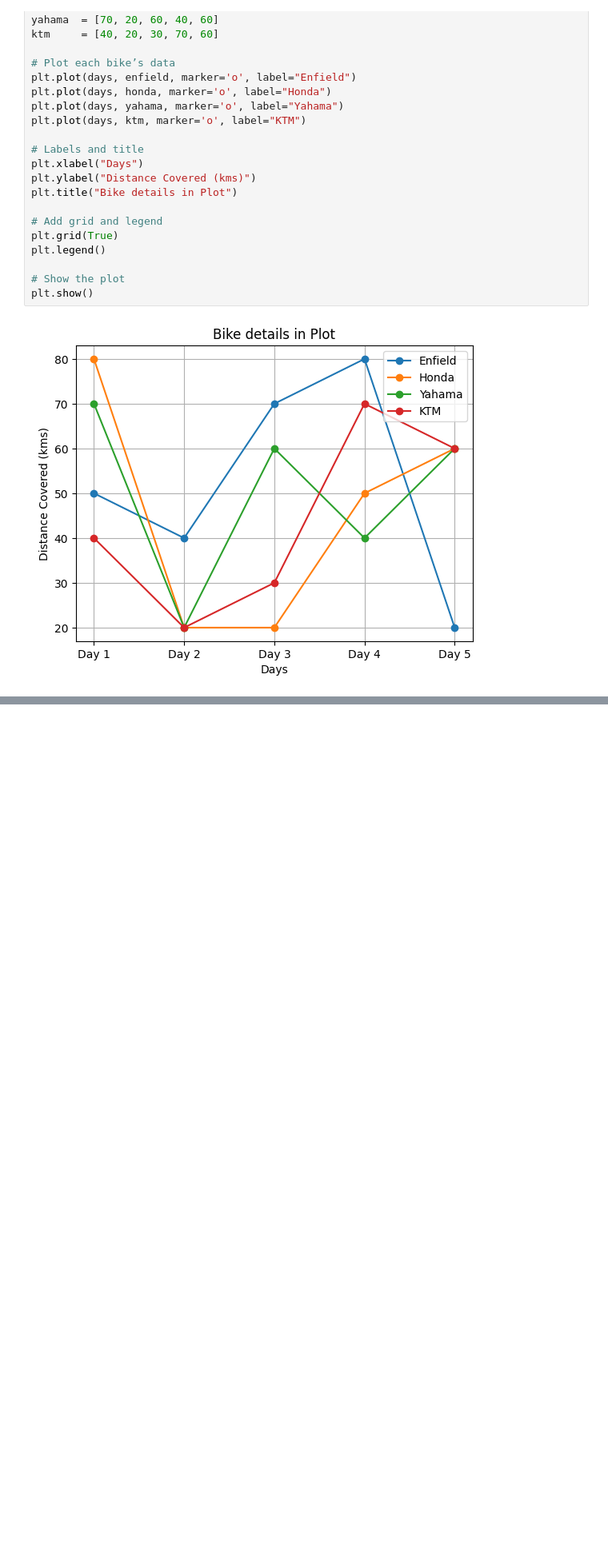
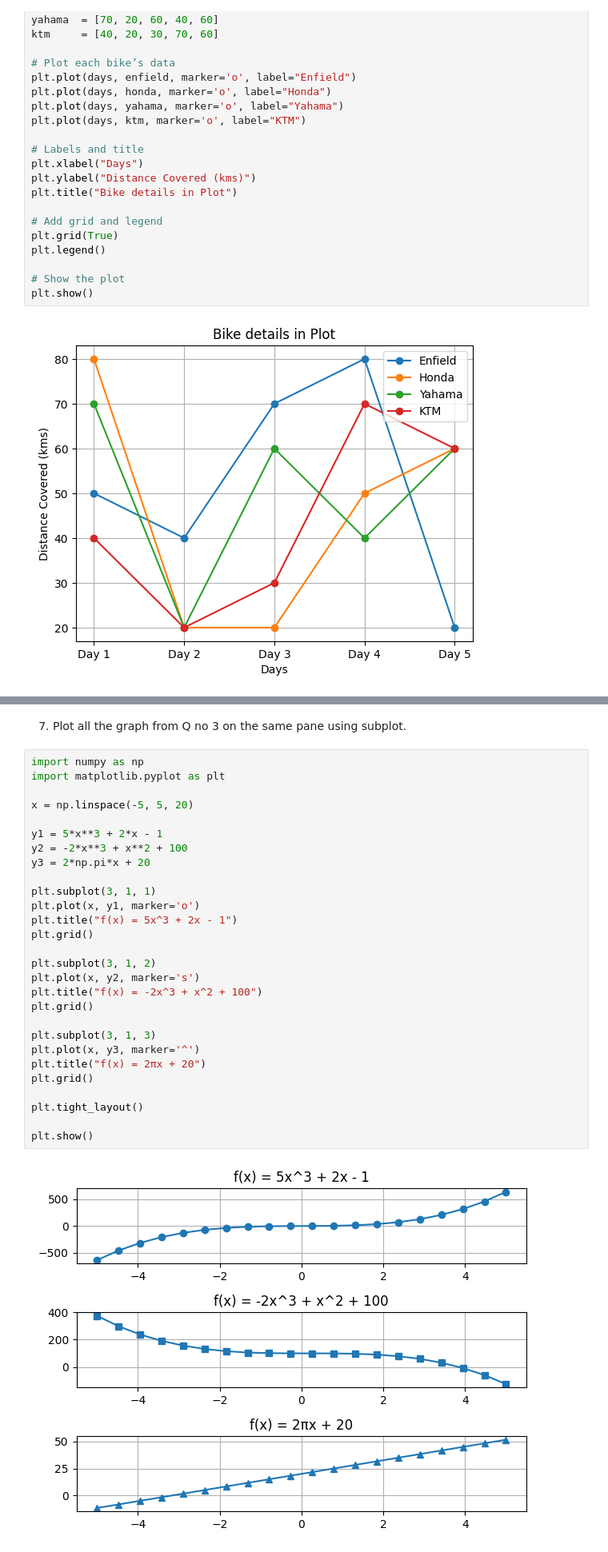
Before and after one commit to RAsikBIsta1581/ComputationalMathematicsWorkshop, a Jupyter notebook: ComputationalMathematicsWorkshop3.ipynb, the cells around one changed output, grey strips where cells are left out. Shown at 80% size. Drawn from its saved outputs; the diff is of its cells as text; blank space fills up the shorter version.

```diff
--- a/ComputationalMathematicsWorkshop3.ipynb
+++ b/ComputationalMathematicsWorkshop3.ipynb
@@ -85,0 +160,32 @@ plt.show()
+# %% [markdown]
+7. Plot all the graph from Q no 3 on the same pane using subplot.
+# %%
+import numpy as np
+import matplotlib.pyplot as plt
+
+x = np.linspace(-5, 5, 20)
+
+y1 = 5*x**3 + 2*x - 1
+y2 = -2*x**3 + x**2 + 100
+y3 = 2*np.pi*x + 20
+
+plt.subplot(3, 1, 1)
+plt.plot(x, y1, marker='o')
+plt.title("f(x) = 5x^3 + 2x - 1")
+plt.grid()
+
+plt.subplot(3, 1, 2)
+plt.plot(x, y2, marker='s')
+plt.title("f(x) = -2x^3 + x^2 + 100")
+plt.grid()
+
+plt.subplot(3, 1, 3)
+plt.plot(x, y3, marker='^')
+plt.title("f(x) = 2πx + 20")
+plt.grid()
+
+plt.tight_layout()
+
+plt.show()
+# %% [output]
+[figure, added]
```
Also changed, not shown: parts of 17 cells of this notebook.
